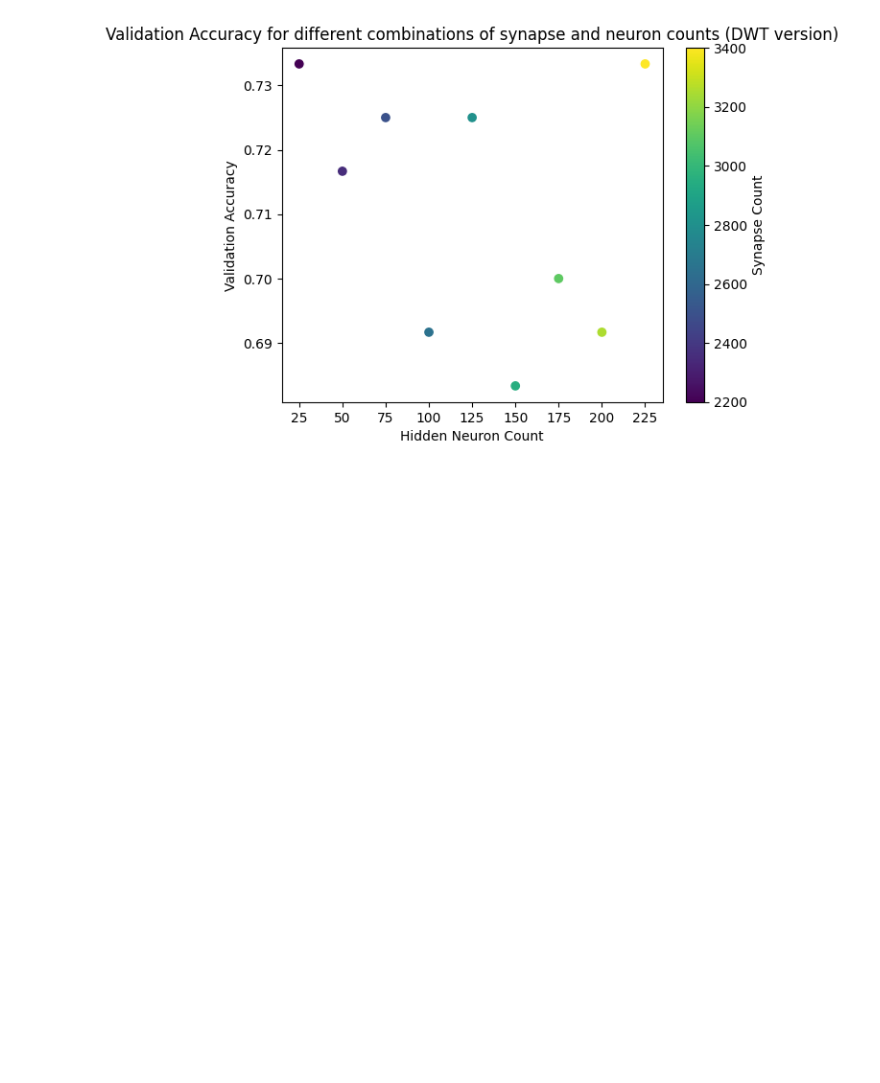
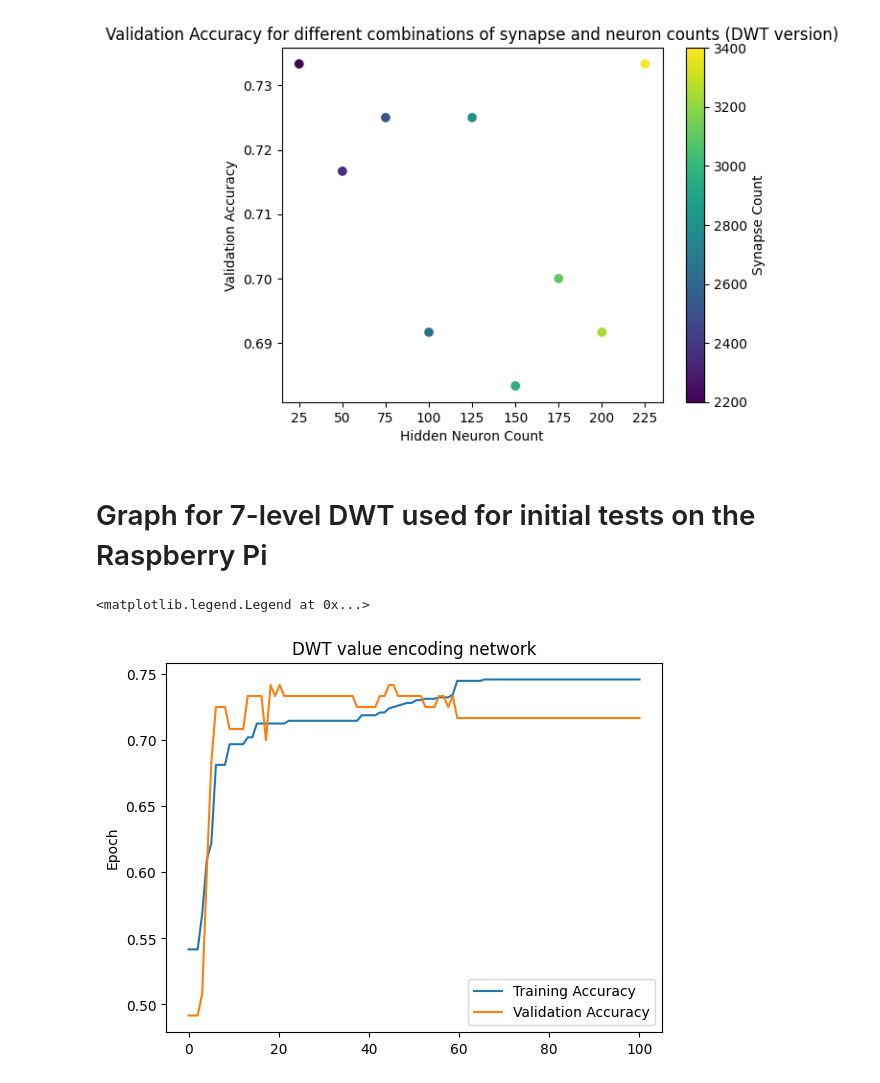
Before and after one commit to khood5/MLAudio, a Jupyter notebook: shotspotter/snn/params-analysis.ipynb, the cells around one changed output. Saved outputs shown, nothing was run; the diff lists cells and outputs as text; code cells hidden in the pictures; blank space fills up the shorter version.

```diff
--- a/shotspotter/snn/params-analysis.ipynb
+++ b/shotspotter/snn/params-analysis.ipynb
@@ -230,3 +231,17 @@ plt.title('Validation Accuracy for different combinations of synapse and neuron
 # %% [output]
 Text(0.5, 1.0, 'Validation Accuracy for different combinations of synapse and neuron counts (DWT version)')
 [figure]
+# %% [markdown]
+# Graph for 7-level DWT used for initial tests on the Raspberry Pi
+# %%
+log_data = np.array(load_log('./1200-dwt-log-pitest.json'))
+
+plt.title('DWT value encoding network')
+plt.ylabel('Accuracy')
+plt.ylabel('Epoch')
+plt.plot(np.linspace(0, len(log_data[:, 0]), len(log_data[:, 0])), log_data[:, 0], label='Training Accuracy')
+plt.plot(np.linspace(0, len(log_data[:, 1]), len(log_data[:, 1])), log_data[:, 1], label='Validation Accuracy')
+plt.legend()
+# %% [output]
+<matplotlib.legend.Legend at 0x...>
+[figure, added]
```
Also changed, not shown: parts of 4 cells of this notebook, 5 other files.
